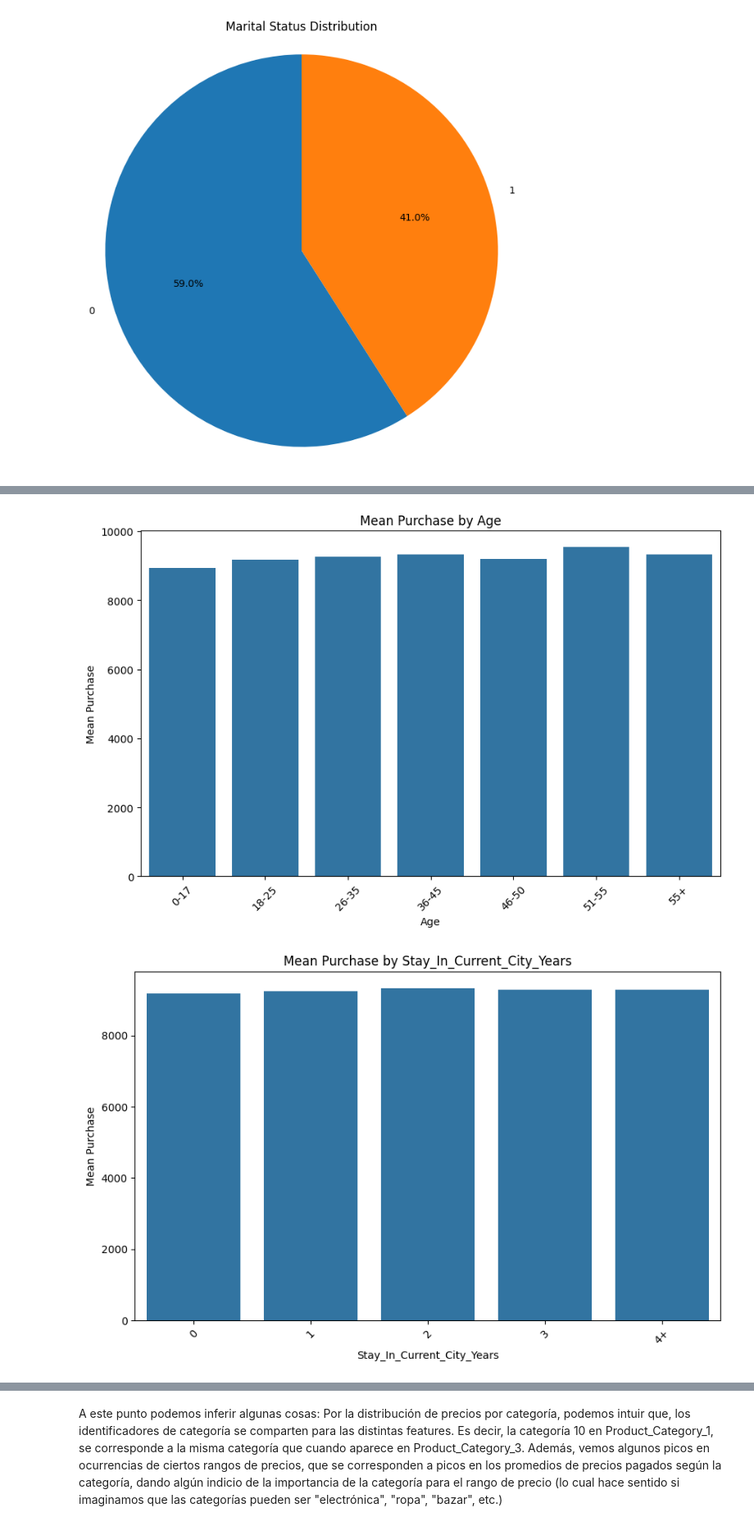
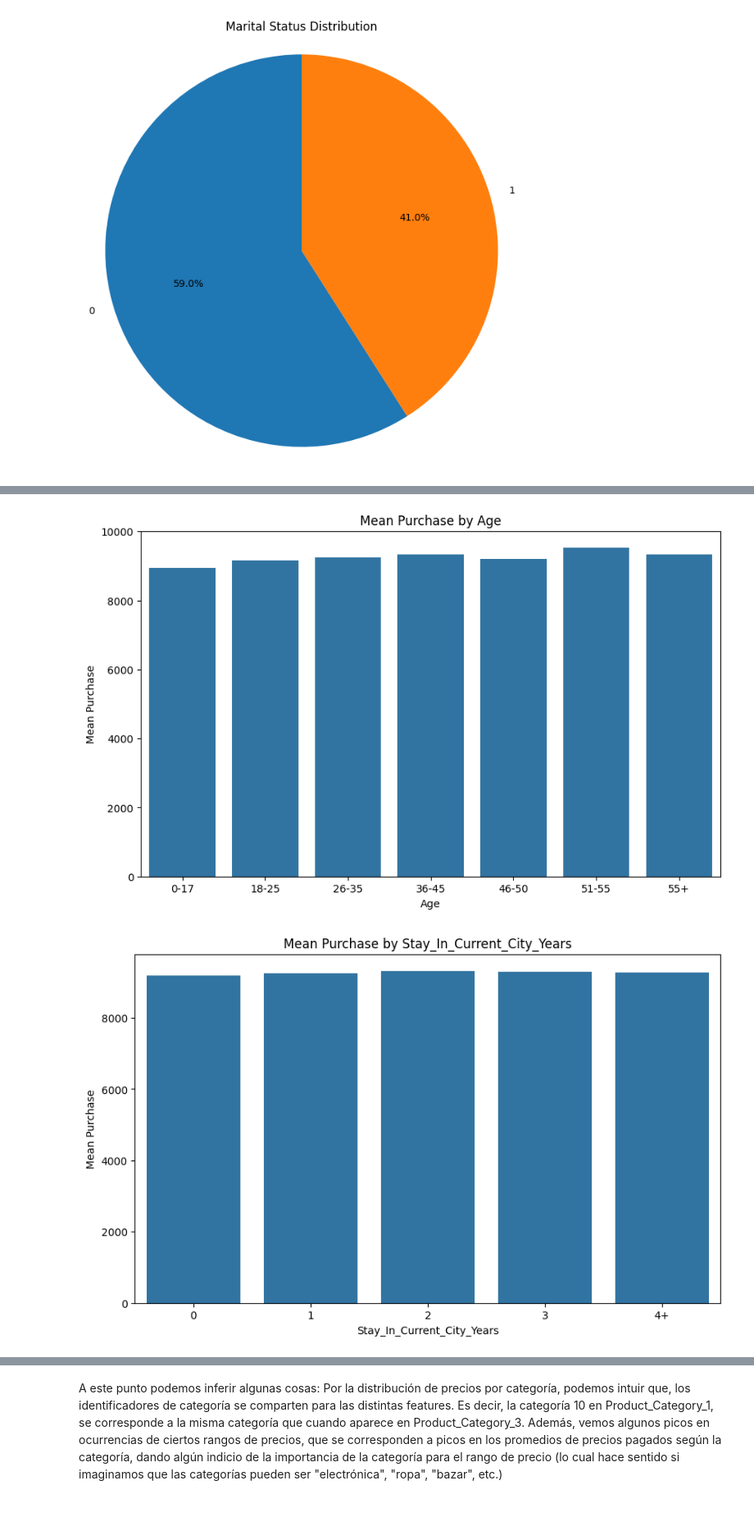
Before and after one commit to claudiobarril/aprendizaje_profundo, a Jupyter notebook: Deep_Learning_TP_Cohorte_17_5B2024.ipynb, the cells around one changed output, grey strips where cells are left out. Shown: that part at 82% size. Drawn from its saved outputs; the diff is of its cells as text; code cells hidden in the pictures.

```diff
--- a/Deep_Learning_TP_Cohorte_17_5B2024.ipynb
+++ b/Deep_Learning_TP_Cohorte_17_5B2024.ipynb
@@ -273,8 +277,7 @@ plt.show()
 # %% [output]
 [figure]
 # %%
-# Group data by each feature and calculate the mean purchase
-features = ['Gender', 'Occupation', 'City_Category', 'Age', 'Stay_In_Current_City_Years', 'Marital_Status', 'Product_Category_1', 'Product_Category_2', 'Product_Category_3']
+features = ['Gender', 'Occupation', 'City_Category', 'Age', 'Stay_In_Current_City_Years', 'Marital_Status']
 
 for feature in features:
     purchase_mean_by_feature = black_sale_data.groupby(feature)['Purchase'].mean()
@@ -283,6 +286,5 @@ for feature in features:
     plt.title(f'Mean Purchase by {feature}')
     plt.xlabel(feature)
     plt.ylabel('Mean Purchase')
-    plt.xticks(rotation=45)
     plt.show()
 # %% [output]
@@ -291,3 +293,3 @@ for feature in features:
 [figure]
-[figure, old version]
+[figure, new version]
-[figure, old version]
+[figure, new version]
```
Also changed, not shown: parts of 22 cells of this notebook.
